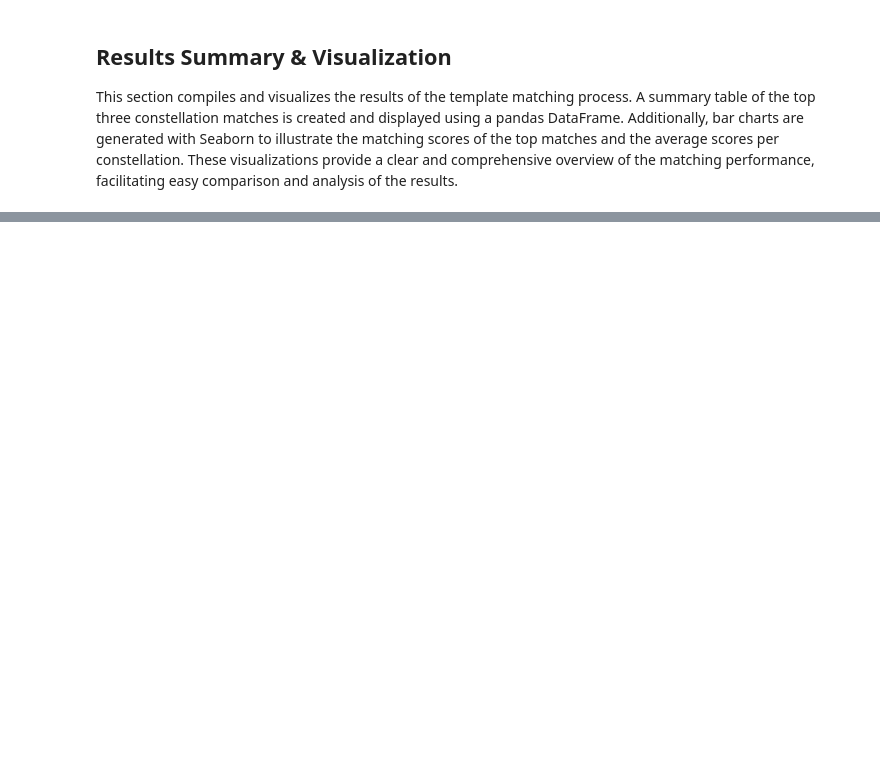
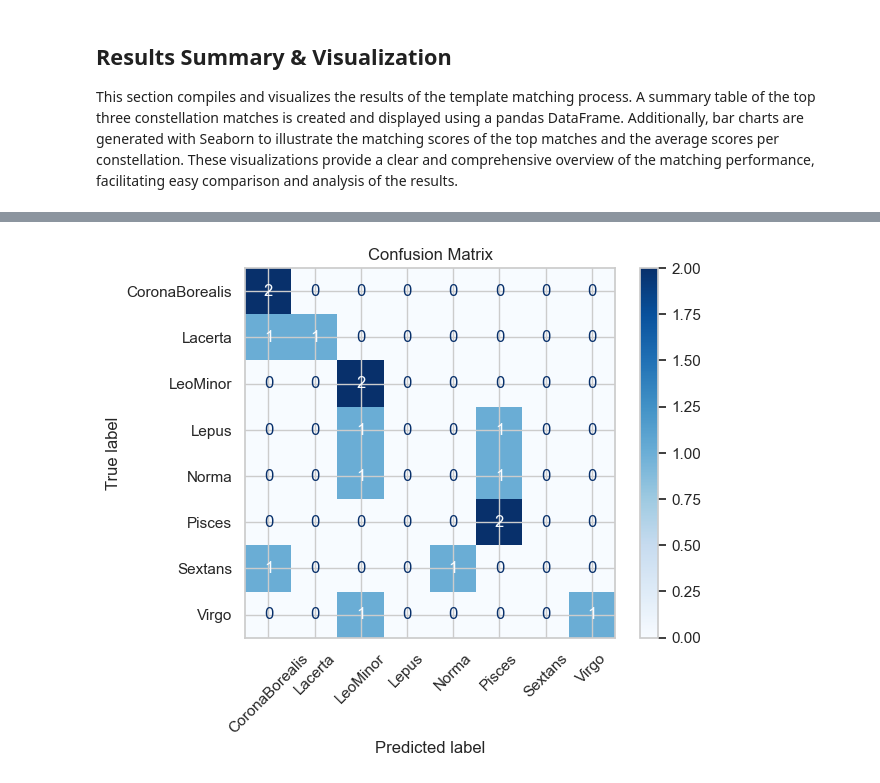
Before and after one commit to AFLucas-UOM/Constellation-Finder, a Jupyter notebook: Jupyter Notebooks/TemplateBasedMatching.ipynb, the cells around one changed output, grey strips where cells are left out. Drawn from its saved outputs; the diff is of its cells as text; code cells hidden in the pictures; blank space fills up the shorter version.

Commit message:
Finalised Evaluation

```diff
--- a/Jupyter Notebooks/TemplateBasedMatching.ipynb
+++ b/Jupyter Notebooks/TemplateBasedMatching.ipynb
@@ -662,0 +732,45 @@ ground_truth = {
+# %%
+########################################
+#       EVALUATION (Top-3 Check)       #
+########################################
+
+# Manually Stored Value from previous Runs (for evaluation)
+'''
+The predictions were done manually as when loops were implemented the kernel was crashing due to high memory usage
+'''
+predictions = {
+    "1-CB.png":  "CoronaBorealis",
+    "1-LAC.png": "CoronaBorealis",
+    "1-LM.png":  "LeoMinor",
+    "1-LPS.png": "LeoMinor",
+    "1-P.png":   "Pisces",
+    "1-V.png":   "LeoMinor",
+    "1-S.png":   "Norma",
+    "1-N.png":   "Pisces",
+    "2-CB.png":  "CoronaBorealis",
+    "2-LAC.png": "Lacerta",
+    "2-LM.png":  "LeoMinor",
+    "2-LPS.png": "Pisces",
+    "2-P.png":   "Pisces",
+    "2-V.png":   "Virgo",
+    "2-S.png":   "CoronaBorealis",
+    "2-N.png":   "LeoMinor",
+}
+
+# Create lists of true and predicted labels
+true_labels = [ground_truth[filename] for filename in ground_truth.keys()]
+predicted_labels = [predictions.get(filename, "Unknown") for filename in ground_truth.keys()]
+
+# Get the unique class labels
+unique_labels = sorted(set(true_labels + predicted_labels))
+
+# Generate the confusion matrix
+cm = confusion_matrix(true_labels, predicted_labels, labels=unique_labels)
+
+# Display the confusion matrix
+disp = ConfusionMatrixDisplay(confusion_matrix=cm, display_labels=unique_labels)
+disp.plot(cmap=plt.cm.Blues, xticks_rotation=45)
+plt.title("Confusion Matrix")
+plt.show()
+# %% [output]
+[figure, added]
```
Also changed, not shown: parts of 7 cells of this notebook, 3 other files.
